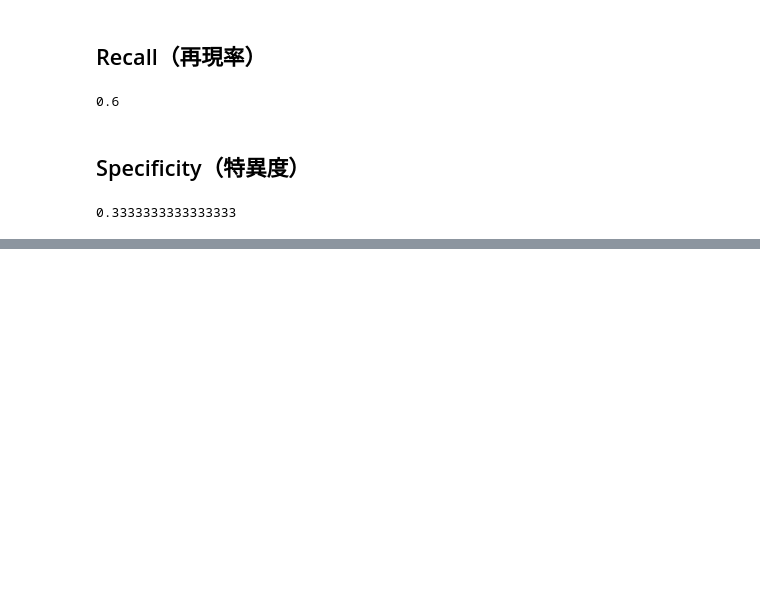
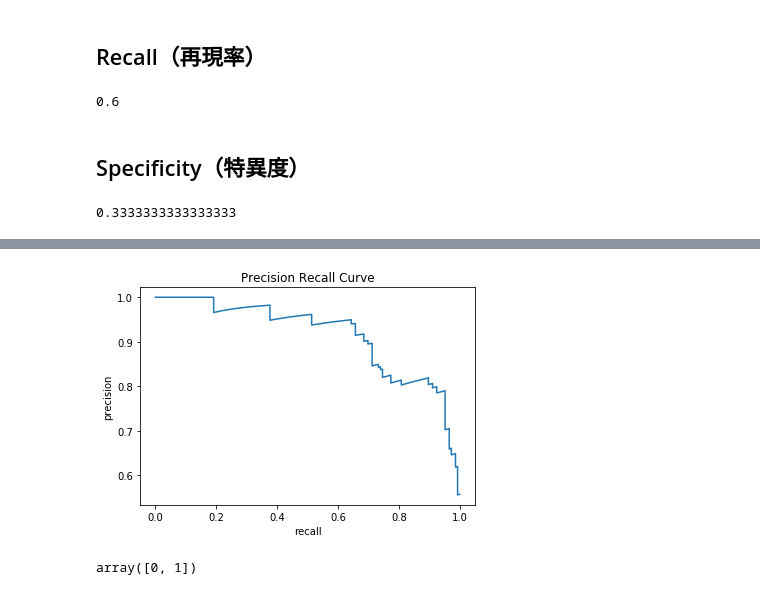
Before and after one commit to takunton/ds, a Jupyter notebook: work/ds_ml/udemy/ClassifierMetrics.ipynb, the cells around one changed output, grey strips where cells are left out. Drawn from its saved outputs; the diff is of its cells as text; code cells hidden in the pictures; blank space fills up the shorter version.

```diff
--- a/work/ds_ml/udemy/ClassifierMetrics.ipynb
+++ b/work/ds_ml/udemy/ClassifierMetrics.ipynb
@@ -77,0 +108,3 @@ recall_score(y_true!=1, y_pred!=1)
+# %%
+df = pd.read_csv('data/heart_preprocessed.csv')
+df.head()
@@ -77,0 +118,15 @@ recall_score(y_true!=1, y_pred!=1)
+# %%
+# 目的変数、説明変数
+y_col = 'target'
+X = df.drop(columns=[y_col])
+y = df[y_col]
+
+# hold-out
+X_train, X_test, y_train, y_test = train_test_split(X, y, test_size=0.3, random_state=0)
+
+# 学習
+model = LogisticRegression(penalty='none')
+model.fit(X_train, y_train)
+
+# 予測（確率）
+y_pred_proba = model.predict_proba(X_test)
@@ -77,0 +141,2 @@ recall_score(y_true!=1, y_pred!=1)
+# %%
+precision, recall, thresholds = precision_recall_curve(y_test, y_pred_proba[:,1])
@@ -77,0 +171,13 @@ recall_score(y_true!=1, y_pred!=1)
+# %%
+# 回帰直線
+plt.plot(recall, precision)
+plt.xlabel('recall')
+plt.ylabel('precision')
+plt.title('Precision Recall Curve')
+plt.show()
+# %% [output]
+[figure, added]
+# %%
+model.classes_
+# %% [output]
+array([0, 1])
```
Also changed, not shown: parts of 19 cells of this notebook, 1 other file.
